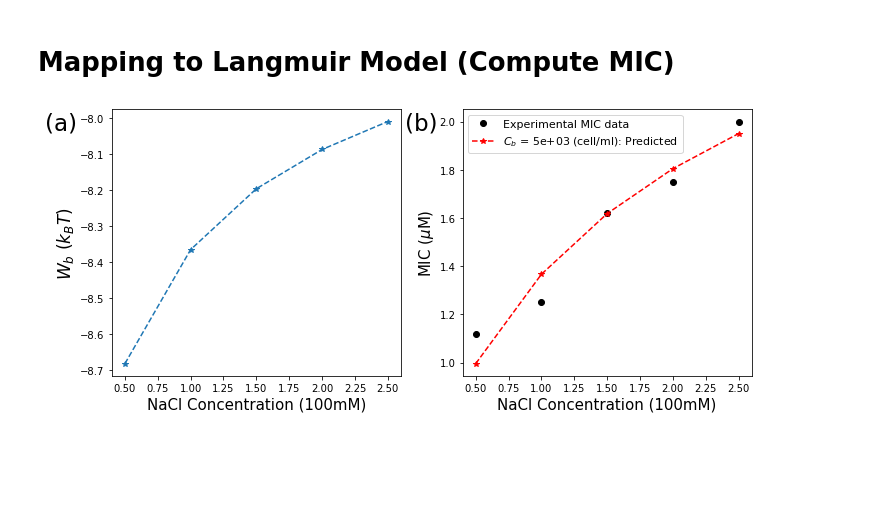
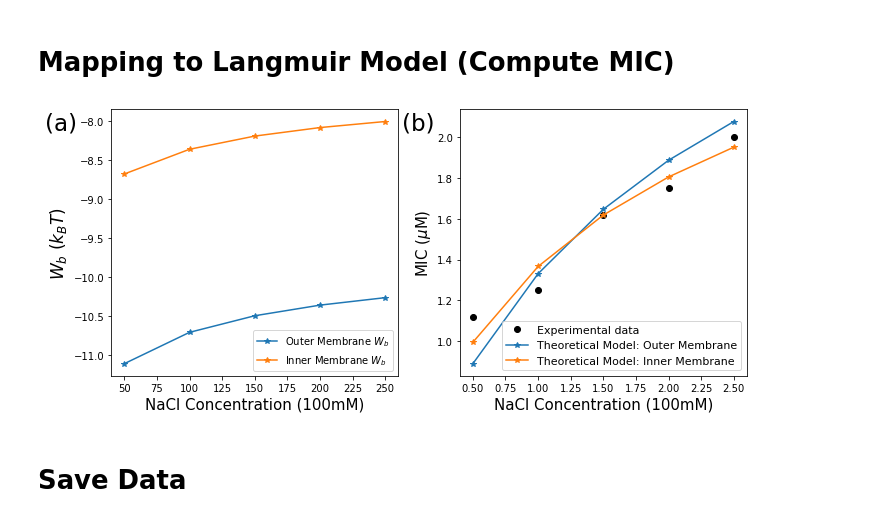
Before and after one commit to Suemin-Lee/MIC_Salt_dependent, a Jupyter notebook: Electrostatic_Energy_Direct_Subsitution.ipynb, the cells around one changed output. Saved outputs shown, nothing was run; the diff lists cells and outputs as text; code cells hidden in the pictures; blank space fills up the shorter version.

Commit message:
save_data

```diff
--- a/Electrostatic_Energy_Direct_Subsitution.ipynb
+++ b/Electrostatic_Energy_Direct_Subsitution.ipynb
@@ -77,20 +84,3 @@ def electrostatic_E(kappa):
 
     del_F = f_el_S - f_el_S_0 - f_el_L
     return del_F
-
-
-hydrophobic = -7.25 # Assuming that the hydrophobic energy being -10[kbT]
-wb_range =[]
-
-for kappa in kappa_range:
-    ele = electrostatic_E(kappa)
-    bindingE = hydrophobic+ele
-    wb_range.append(bindingE)
-
-print('Wb range = ',wb_range)
-
-plt.figure(figsize=(4.5,4))
-plt.plot(NaCl_mM,wb_range,'-*')
-plt.xlabel('NaCl Concentration (100mM)' , fontsize = 15)
-plt.ylabel('Binding E (KbT)', fontsize = 15)
-plt.tight_layout()
@@ -118,43 +148,55 @@ At = 12*10**8 #Ah and Ab
 avo_con = 6.023*10**23 #Avogadro constant ==> 6.022 × 10^23 mol^(-1)
 mu_M_unit = 10**-6*avo_con *10**-27
 unit =10**-24 #(unit conversion)
-PL_B = 0.020 # Assuming binding energy -11.7kbT @kappa =0.1 (with MIC_0 =1.2[micro M])
+PL_B_outer = 0.1 # Assuming binding energy -11.7kbT @kappa =0.1 (with MIC_0 =1.2[micro M])
+PL_B_inner = 0.02 # Assuming binding energy -11.7kbT @kappa =0.1 (with MIC_0 =1.2[micro M])
 
 
 def MIC_non_competitive_membrane(CB, w_B, PL_B):
 
     MIC_0 = 1/v_p* A_B/a_B * PL_B /(1-  A_B/a_B * PL_B)*(np.exp(w_B))
     eq1   = (PL_B*At/a_B ) *CB*unit +  MIC_0
     Cp    = eq1/mu_M_unit
     return Cp
 
 # Mapping to Langmuir Model
 
 plt.figure(figsize=(10,4.5))
 
 ax1 = plt.subplot(1,2,1)
-plt.plot(NaCl_initial,wb_range,'--*')
+plt.plot(NaCl_mM,wb_range_outer,'-*',label='Outer Membrane $W_b$')
+plt.plot(NaCl_mM,wb_range_inner,'-*',label='Inner Membrane $W_b$')
+plt.legend()
 plt.xlabel('NaCl Concentration (100mM)' , fontsize = 15)
 plt.ylabel('$W_b$ $(k_B T)$',fontsize = 17)
 plt.text(-0.23,.925,"(a)",fontsize=23, transform=ax1.transAxes)
 
+
 ax2 = plt.subplot(1,2,2)
-plt.plot(NaCl_initial,MIC_NaCl,'o',label='Experimental MIC data',color ='k')
+plt.plot(NaCl_initial,MIC_NaCl,'o',label='Experimental data',color ='k')
 CB_range = [5*10**(3)]
+CB = 5*10**(3)
+# for CB in CB_range:
+MIC_values_outer=[]
+MIC_values_inner=[]
+for i, Wb_outer in enumerate(wb_range_outer):
+    Wb_inner = wb_range_inner[i]
+    MIC_values_outer.append(MIC_non_competitive_membrane(CB,Wb_outer,PL_B_outer))
+    MIC_values_inner.append(MIC_non_competitive_membrane(CB,Wb_inner,PL_B_inner))
+plt.plot(NaCl_initial, MIC_values_outer,'-*',label='Theoretical Model: Outer Membrane')
+plt.plot(NaCl_initial, MIC_values_inner,'-*',label='Theoretical Model: Inner Membrane')
 
-for CB in CB_range:
-    MIC_values=[]
-    for Wb in wb_range:
-        MIC_values.append(MIC_non_competitive_membrane(CB,Wb,PL_B))
-    plt.plot(NaCl_initial, MIC_values,'--*',label=r'$C_b$ = %1.0e (cell/ml): Predicted'%(CB),color ='r')
+
 plt.xlabel('NaCl Concentration (100mM)' , fontsize = 15)
 plt.ylabel('MIC ($\mu$M)', fontsize = 15)
 plt.legend(fontsize=11)
 
 plt.text(-0.2,.925,"(b)",fontsize=23, transform=ax2.transAxes)
 
 
 plt.tight_layout()
 plt.savefig('plots/'+('Outer_layer_PL_01')+'.pdf',bbox_inches='tight')
 # %% [output]
-[figure, old version]
+[figure, new version]
+# %% [markdown]
+# Save Data
```
Also changed, not shown: parts of 7 cells of this notebook, 32 other files.
